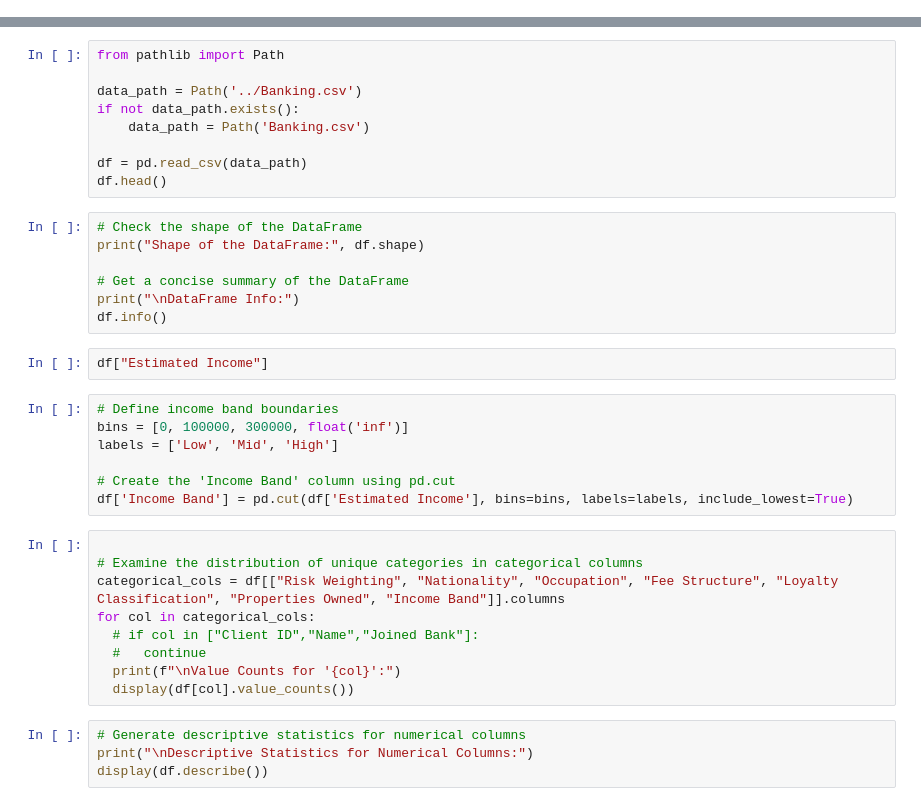
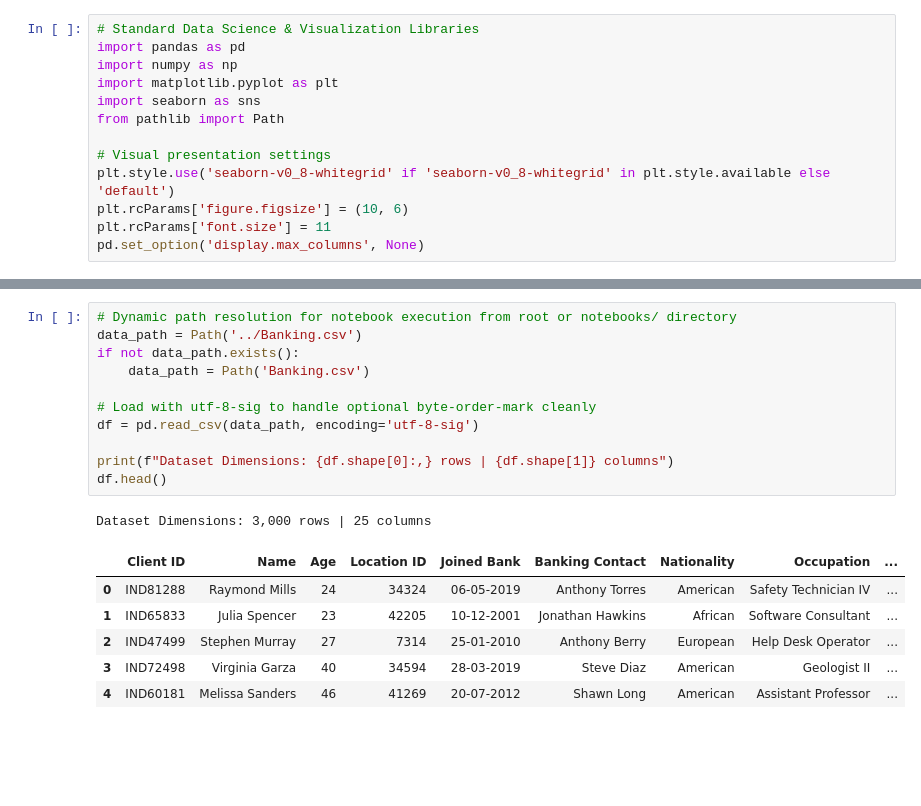
Before and after one commit to KOUSHIK1815/Banking-Analytics-Dashboard, a Jupyter notebook: notebooks/banking_eda.ipynb, the cells around one changed output, grey strips where cells are left out. Cells and saved outputs as stored; diff of their text form; blank space fills up the shorter version.

```diff
--- a/notebooks/banking_eda.ipynb
+++ b/notebooks/banking_eda.ipynb
@@ -3,0 +17,13 @@ import numpy as np
+# %%
+# Standard Data Science & Visualization Libraries
+import pandas as pd
+import numpy as np
+import matplotlib.pyplot as plt
+import seaborn as sns
+from pathlib import Path
+
+# Visual presentation settings
+plt.style.use('seaborn-v0_8-whitegrid' if 'seaborn-v0_8-whitegrid' in plt.style.available else 'default')
+plt.rcParams['figure.figsize'] = (10, 6)
+plt.rcParams['font.size'] = 11
+pd.set_option('display.max_columns', None)
@@ -4,38 +36,19 @@ import numpy as np
 # %%
-from pathlib import Path
-
+# Dynamic path resolution for notebook execution from root or notebooks/ directory
 data_path = Path('../Banking.csv')
 if not data_path.exists():
     data_path = Path('Banking.csv')
 
-df = pd.read_csv(data_path)
+# Load with utf-8-sig to handle optional byte-order-mark cleanly
+df = pd.read_csv(data_path, encoding='utf-8-sig')
+
+print(f"Dataset Dimensions: {df.shape[0]:,} rows | {df.shape[1]} columns")
 df.head()
+# %% [output]
+Dataset Dimensions: 3,000 rows | 25 columns
+|  | Client ID | Name | Age | Location ID | Joined Bank | Banking Contact | Nationality | Occupation | ... |
+| 0 | IND81288 | Raymond Mills | 24 | 34324 | 06-05-2019 | Anthony Torres | American | Safety Technician IV | ... |
+| 1 | IND65833 | Julia Spencer | 23 | 42205 | 10-12-2001 | Jonathan Hawkins | African | Software Consultant | ... |
+| 2 | IND47499 | Stephen Murray | 27 | 7314 | 25-01-2010 | Anthony Berry | European | Help Desk Operator | ... |
+| 3 | IND72498 | Virginia Garza | 40 | 34594 | 28-03-2019 | Steve Diaz | American | Geologist II | ... |
+| 4 | IND60181 | Melissa Sanders | 46 | 41269 | 20-07-2012 | Shawn Long | American | Assistant Professor | ... |
-# %%
-# Check the shape of the DataFrame
-print("Shape of the DataFrame:", df.shape)
-
-# Get a concise summary of the DataFrame
-print("\nDataFrame Info:")
-df.info()
-# %%
-df["Estimated Income"]
-# %%
-# Define income band boundaries
-bins = [0, 100000, 300000, float('inf')]
-labels = ['Low', 'Mid', 'High']
-
-# Create the 'Income Band' column using pd.cut
-df['Income Band'] = pd.cut(df['Estimated Income'], bins=bins, labels=labels, include_lowest=True)
-# %%
-
-# Examine the distribution of unique categories in categorical columns
-categorical_cols = df[["Risk Weighting", "Nationality", "Occupation", "Fee Structure", "Loyalty Classification", "Properties Owned", "Income Band"]].columns
-for col in categorical_cols:
-  # if col in ["Client ID","Name","Joined Bank"]:
-  #   continue
-  print(f"\nValue Counts for '{col}':")
-  display(df[col].value_counts())
-# %%
-# Generate descriptive statistics for numerical columns
-print("\nDescriptive Statistics for Numerical Columns:")
-display(df.describe())
```
Also changed, not shown: parts of 21 cells of this notebook, 25 other files.
